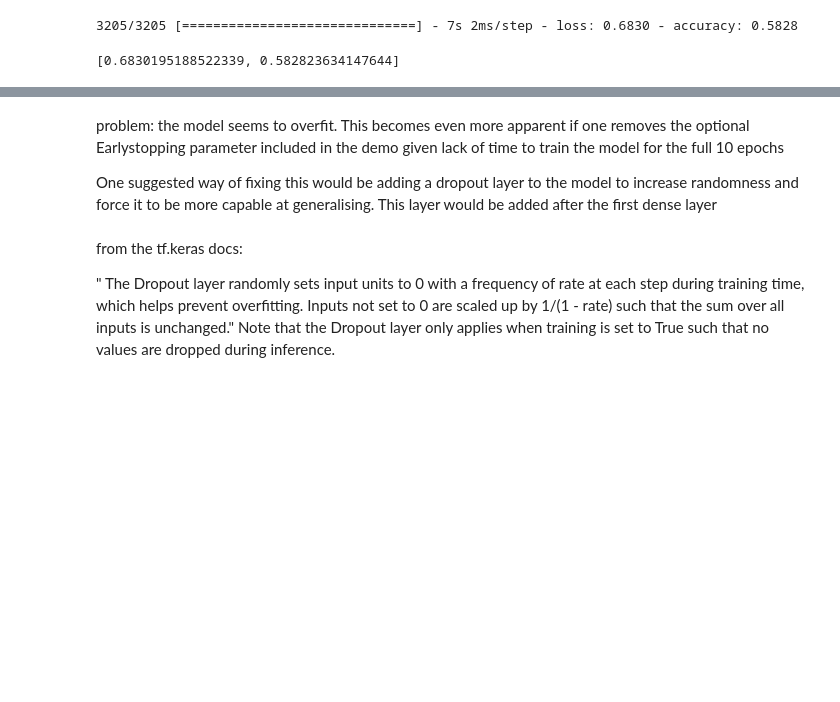
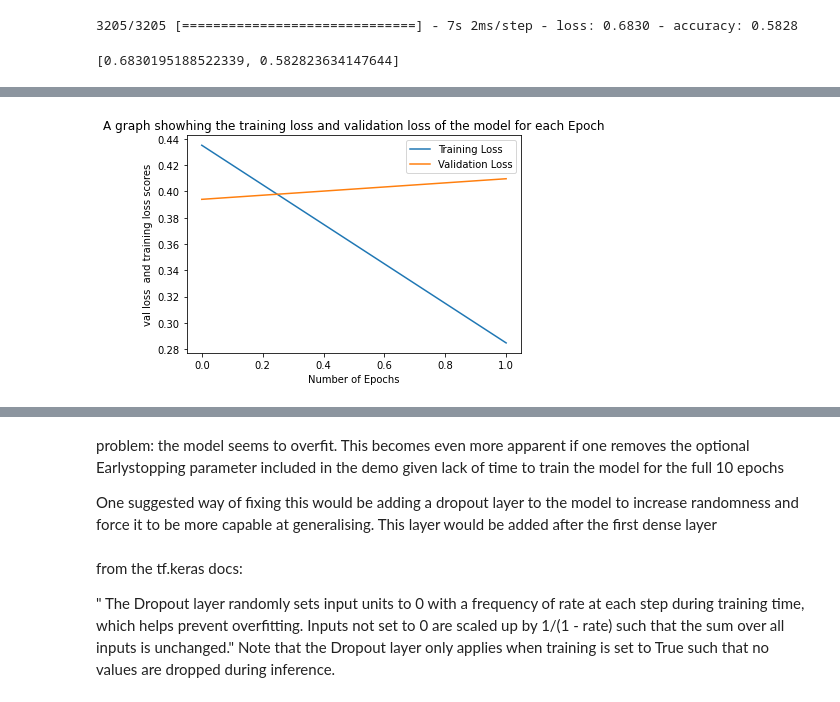
Before and after one commit to Beatrix-droid/NN-for-text-classification-of-amazonreviews, a Jupyter notebook: main.ipynb, the cells around one changed output, grey strips where cells are left out. Cells and saved outputs as stored; diff of their text form; code cells hidden in the pictures; blank space fills up the shorter version.

```diff
--- a/main.ipynb
+++ b/main.ipynb
@@ -209,12 +212,14 @@ plt.show()
 # %%
 #create a plot of the loss and validation loss both should decrease as no of epochs increase
 plt.plot(history.history["loss"], label="Training Loss")
 plt.plot(history.history["val_loss"], label="Validation Loss")
-plt.xlablel("Number of Epochs")
+plt.xlabel("Number of Epochs")
 plt.ylabel("val loss  and training loss scores")
 plt.title("A graph showhing the training loss and validation loss of the model for each Epoch")
 plt.legend()
 plt.show()
+# %% [output]
+[figure, added]
 # %%
 #evaluate model
 model.evaluate(valid)
```
Also changed, not shown: parts of 9 cells of this notebook.
